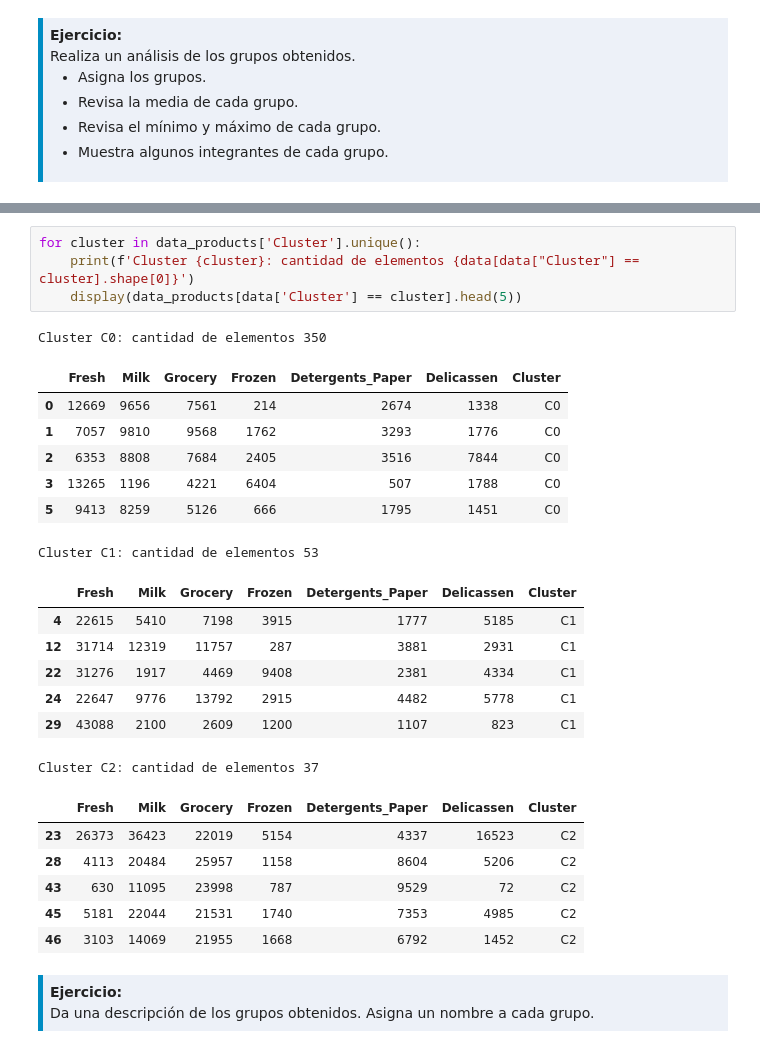
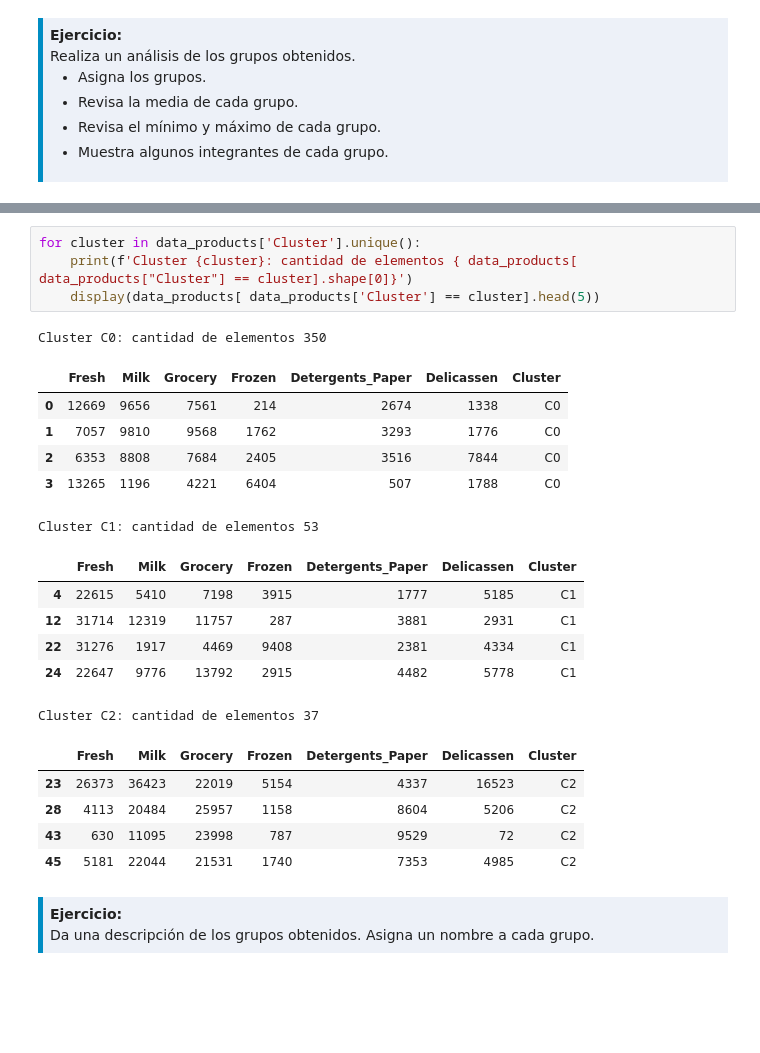
Before and after one commit to jennygn/Ejercicios, a Jupyter notebook: 4-Ejercicios/03-Agrupamiento-kMeans.ipynb, the cells around one changed output, grey strips where cells are left out. Cells and saved outputs as stored; diff of their text form; blank space fills up the shorter version.

```diff
--- a/4-Ejercicios/03-Agrupamiento-kMeans.ipynb
+++ b/4-Ejercicios/03-Agrupamiento-kMeans.ipynb
@@ -190,30 +190,27 @@ Límites de gasto (Mínimos y Máximos) por Clúster:
 | C2 | 85 | 44466 | 3737 | 73498 | 13567 | 92780 | 36 | 7782 | 4337 | 40827 | ... |
 # %%
 for cluster in data_products['Cluster'].unique():
-    print(f'Cluster {cluster}: cantidad de elementos {data[data["Cluster"] == cluster].shape[0]}')
-    display(data_products[data['Cluster'] == cluster].head(5))
+    print(f'Cluster {cluster}: cantidad de elementos { data_products[ data_products["Cluster"] == cluster].shape[0]}')
+    display(data_products[ data_products['Cluster'] == cluster].head(5))
 # %% [output]
 Cluster C0: cantidad de elementos 350
 |  | Fresh | Milk | Grocery | Frozen | Detergents_Paper | Delicassen | Cluster |
 | 0 | 12669 | 9656 | 7561 | 214 | 2674 | 1338 | C0 |
 | 1 | 7057 | 9810 | 9568 | 1762 | 3293 | 1776 | C0 |
 | 2 | 6353 | 8808 | 7684 | 2405 | 3516 | 7844 | C0 |
 | 3 | 13265 | 1196 | 4221 | 6404 | 507 | 1788 | C0 |
-| 5 | 9413 | 8259 | 5126 | 666 | 1795 | 1451 | C0 |
 Cluster C1: cantidad de elementos 53
 |  | Fresh | Milk | Grocery | Frozen | Detergents_Paper | Delicassen | Cluster |
 | 4 | 22615 | 5410 | 7198 | 3915 | 1777 | 5185 | C1 |
 | 12 | 31714 | 12319 | 11757 | 287 | 3881 | 2931 | C1 |
 | 22 | 31276 | 1917 | 4469 | 9408 | 2381 | 4334 | C1 |
 | 24 | 22647 | 9776 | 13792 | 2915 | 4482 | 5778 | C1 |
-| 29 | 43088 | 2100 | 2609 | 1200 | 1107 | 823 | C1 |
 Cluster C2: cantidad de elementos 37
 |  | Fresh | Milk | Grocery | Frozen | Detergents_Paper | Delicassen | Cluster |
 | 23 | 26373 | 36423 | 22019 | 5154 | 4337 | 16523 | C2 |
 | 28 | 4113 | 20484 | 25957 | 1158 | 8604 | 5206 | C2 |
 | 43 | 630 | 11095 | 23998 | 787 | 9529 | 72 | C2 |
 | 45 | 5181 | 22044 | 21531 | 1740 | 7353 | 4985 | C2 |
-| 46 | 3103 | 14069 | 21955 | 1668 | 6792 | 1452 | C2 |
 # %% [markdown]
 <div style="background-color: #edf1f8; border-color: #008dc3; border-left: 5px solid #008dc3; padding: 0.5em;">
 <strong>Ejercicio:</strong><br>
```
Also changed, not shown: parts of 2 cells of this notebook.
